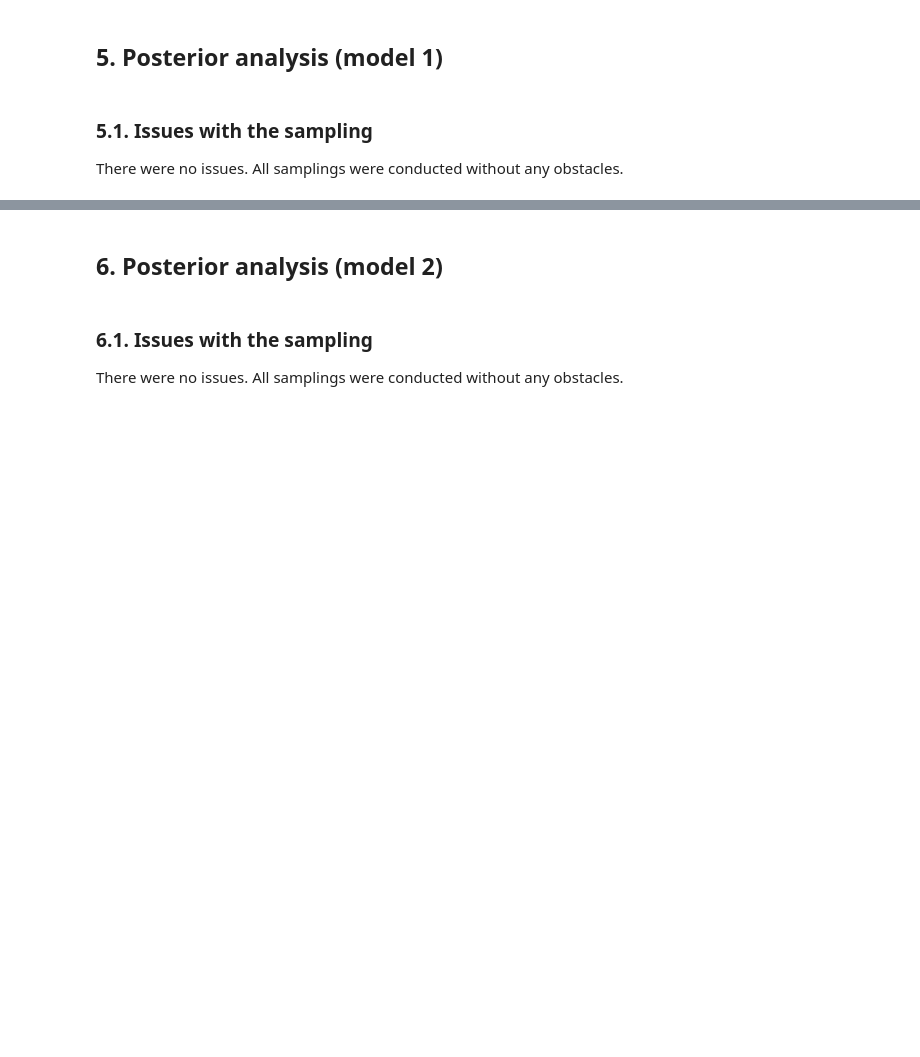
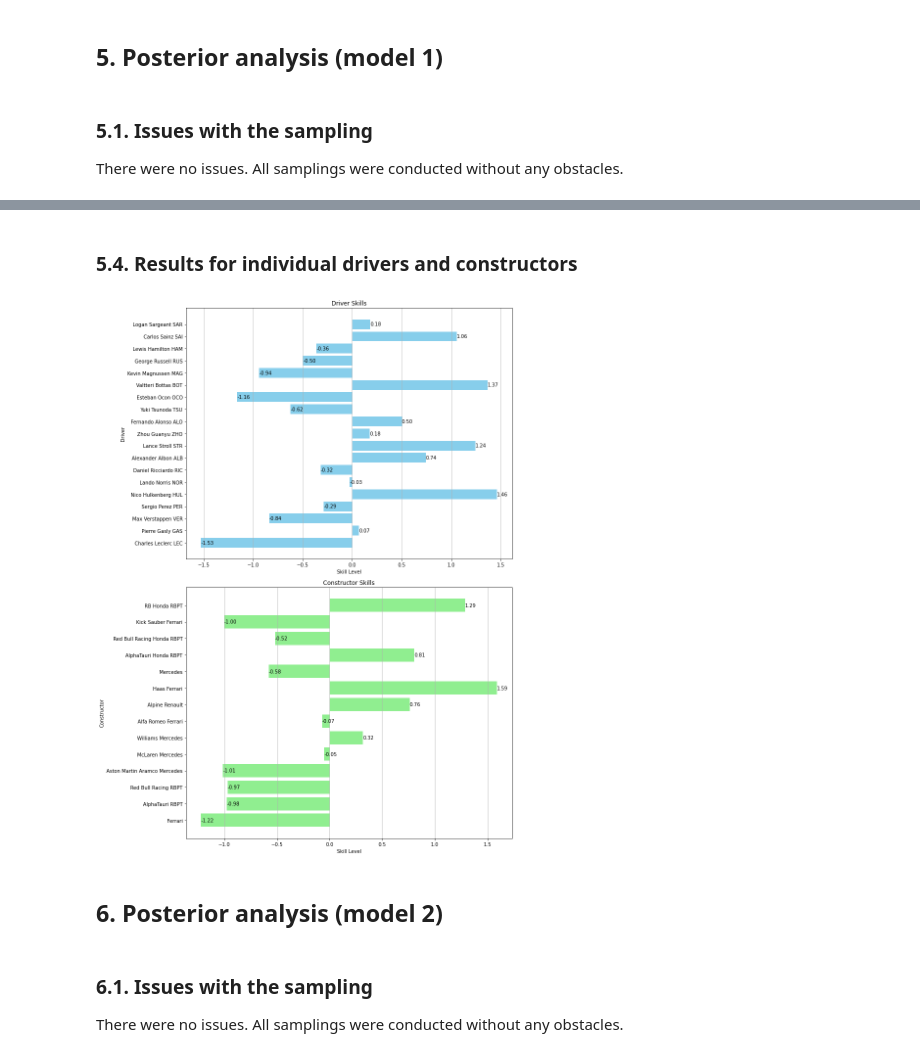
Before and after one commit to andrzejjnk/bayesian_f1, a Jupyter notebook: f1_project.ipynb, the cells around one changed output, grey strips where cells are left out. Cells and saved outputs as stored; diff of their text form; code cells hidden in the pictures; blank space fills up the shorter version.

```diff
--- a/f1_project.ipynb
+++ b/f1_project.ipynb
@@ -752,3 +854,40 @@ There were no issues. All samplings were conducted without any obstacles.
+# %% [markdown]
+### 5.4. Results for individual drivers and constructors
+# %%
+driver_skill_model1 = posterior_model_1.stan_variable('driver_skill')
+constructor_skill_model1 = posterior_model_1.stan_variable('constructor_skill')
+
+unique_driver_names = df['Driver'].unique()
+unique_constructor_names = df['Car'].unique()
+
+mean_driver_skill_model1 = np.mean(driver_skill_model1, axis=0)
+mean_constructor_skill_model1 = np.mean(constructor_skill_model1, axis=0)
+
+fig, axs = plt.subplots(2, 1, figsize=(12, 16))
+
+bars = axs[0].barh(unique_driver_names, mean_driver_skill_model1, color='skyblue')
+axs[0].set_xlabel('Skill Level')
+axs[0].set_ylabel('Driver')
+axs[0].set_title('Driver Skills')
+axs[0].grid(axis='x')
+for bar in bars:
+    axs[0].text(bar.get_width(), bar.get_y() + bar.get_height()/2, f'{bar.get_width():.2f}',
+                va='center', ha='left', color='black')
+
+
+bars = axs[1].barh(unique_constructor_names, mean_constructor_skill_model1, color='lightgreen')
+axs[1].set_xlabel('Skill Level')
+axs[1].set_ylabel('Constructor')
+axs[1].set_title('Constructor Skills')
+axs[1].grid(axis='x')
+for bar in bars:
+    axs[1].text(bar.get_width(), bar.get_y() + bar.get_height()/2, f'{bar.get_width():.2f}',
+                va='center', ha='left', color='black')
+
+plt.tight_layout()
+plt.show()
+# %% [output]
+[figure, added]
 # %% [markdown]
 ## 6. Posterior analysis (model 2)
 # %% [markdown]
```
Also changed, not shown: parts of 47 cells of this notebook.
